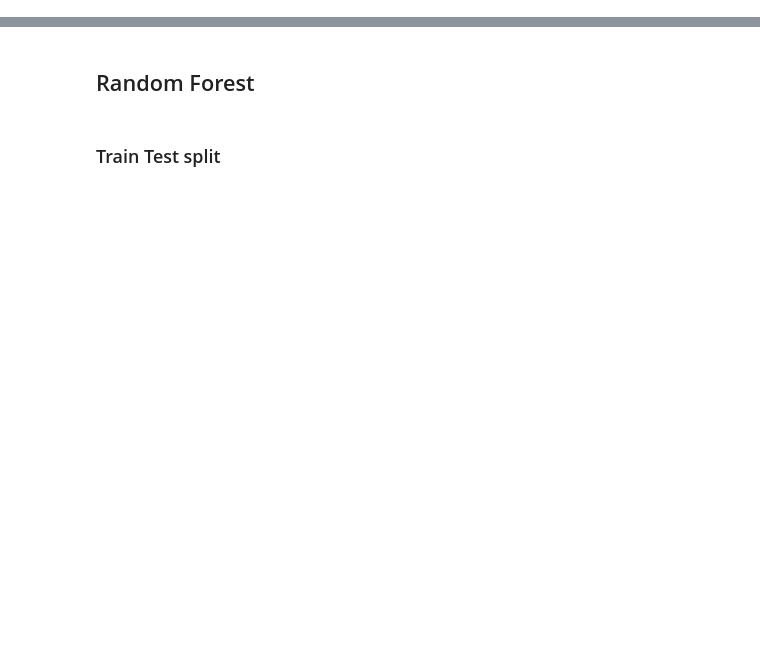
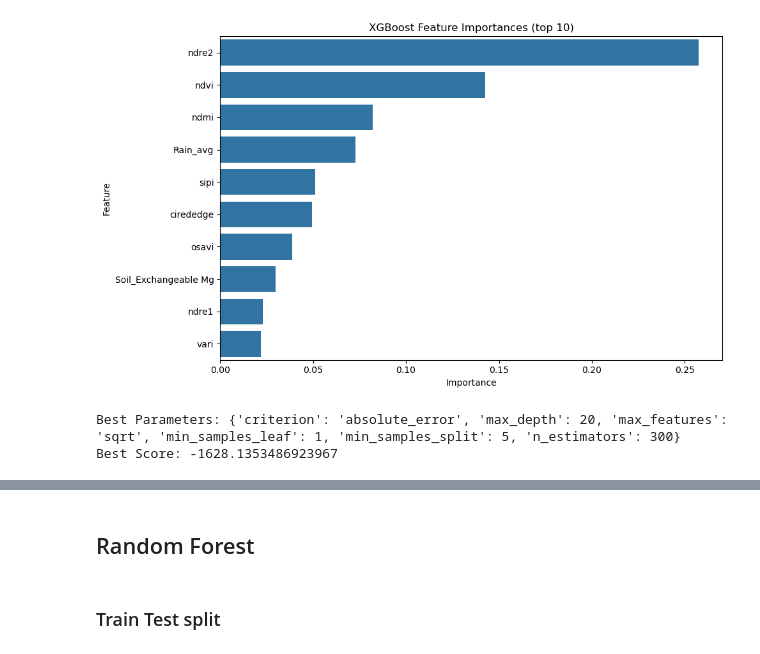
Before and after one commit to Harry-01/DATA7901, a Jupyter notebook: models.ipynb, the cells around one changed output, grey strips where cells are left out. Drawn from its saved outputs; the diff is of its cells as text; code cells hidden in the pictures; blank space fills up the shorter version.

```diff
--- a/models.ipynb
+++ b/models.ipynb
@@ -11,3 +11,17 @@ from sklearn.model_selection import GridSearchCV
 from sklearn.pipeline import Pipeline
 from sklearn.ensemble import RandomForestRegressor
 from category_encoders import HashingEncoder
+# %%
+file_path = Path("intermediate_tables") / "parquet_files" / "df_processed_weather_crop_sentinel2_soil.parquet"
+file_path = file_path.resolve()
+
+df_full_dataset = pd.read_parquet(file_path, engine='pyarrow')
+
+
+df_full_dataset.drop(columns=[ 'Soil_Year', 'Name', 'State', 'RegionName', 'SiteDescription', 'SowingDate', 'HarvestDate', 'Abandoned', 'Soil_TrialCode', 'TrialCode','CultivarID'], inplace=True)
+
+
+
+df_full_dataset.head()
+
+df_full_dataset.columns
@@ -13,0 +40,6 @@ from category_encoders import HashingEncoder
+# %%
+X = df_full_dataset.drop(columns=['GrainYield_gm2'])
+y = df_full_dataset['GrainYield_gm2']
+# %%
+# Split the data into training and testing sets
+X_train, X_test, y_train, y_test = train_test_split(X, y, test_size=0.3, random_state=42)
@@ -13,0 +146,45 @@ from category_encoders import HashingEncoder
+# %%
+import matplotlib.pyplot as plt
+import seaborn as sns
+
+# Feature importances
+importances = model.feature_importances_
+features = X_train.columns  # if using DataFrame
+feat_imp_df = pd.DataFrame({'Feature': features, 'Importance': importances})
+feat_imp_df = feat_imp_df.sort_values(by='Importance', ascending=False)
+
+#top 10 features
+feat_imp_df = feat_imp_df.head(10)
+
+# Plot
+plt.figure(figsize=(10, 6))
+sns.barplot(data=feat_imp_df, x='Importance', y='Feature')
+plt.title('XGBoost Feature Importances (top 10)')
+plt.tight_layout()
+plt.show()
+# %% [output]
+[figure, added]
+# %%
+param_grid = {
+    'n_estimators': [100, 200, 300],
+    'max_depth': [None, 10, 20],
+    'min_samples_split': [2, 5],
+    'min_samples_leaf': [1, 2],
+    'max_features': ['sqrt', 'log2'],
+    'criterion': ['squared_error', 'absolute_error']
+}
+
+# Create a Random Forest Regressor model
+rf_model = RandomForestRegressor(random_state=42)
+# Create a GridSearchCV object
+grid_search = GridSearchCV(estimator=rf_model, param_grid=param_grid, cv=5, scoring='neg_mean_squared_error', n_jobs=-1)
+# Fit the grid search to the data
+grid_search.fit(X_train, y_train)
+# Get the best parameters and best score
+best_params = grid_search.best_params_
+best_score = grid_search.best_score_
+print(f'Best Parameters: {best_params}')
+print(f'Best Score: {best_score}')
+# %% [output]
+Best Parameters: {'criterion': 'absolute_error', 'max_depth': 20, 'max_features': 'sqrt', 'min_samples_leaf': 1, 'min_samples_split': 5, 'n_estimators': 300}
+Best Score: -1628.1353486923967
```
Also changed, not shown: parts of 16 cells of this notebook, 5 other files.
